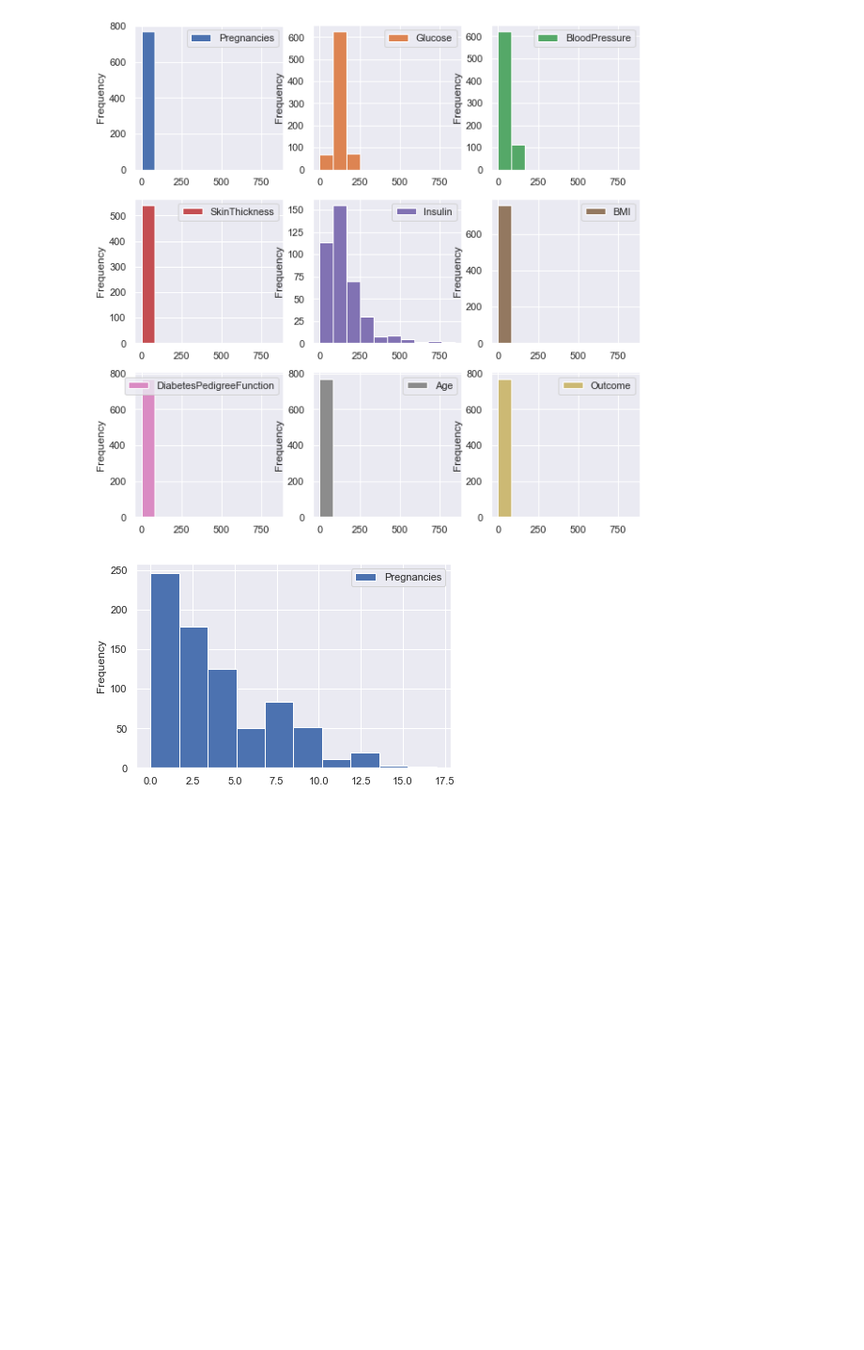
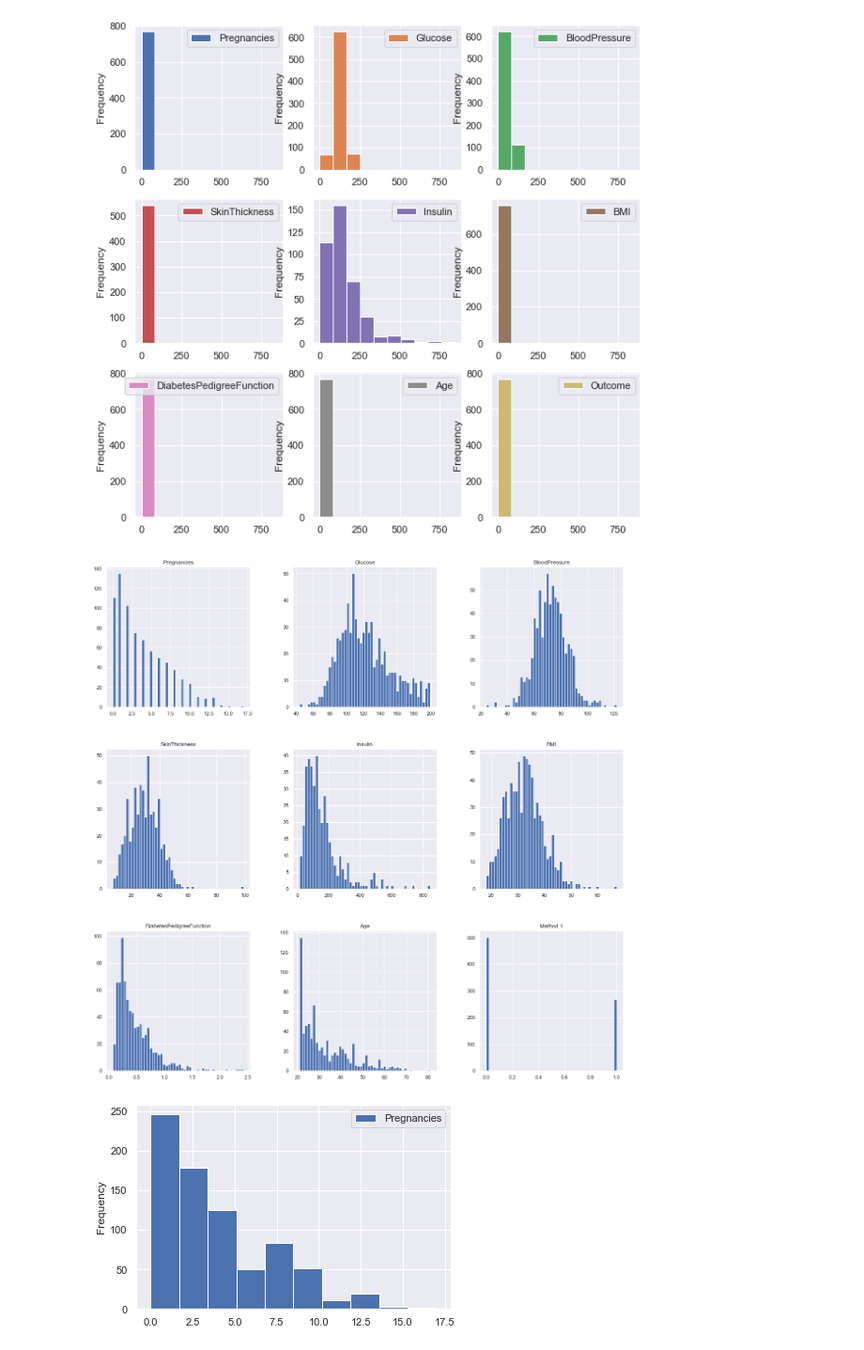
Before and after one commit to Seismic-Striker/Springboard_and_Datacamp, a Jupyter notebook: 18 Machine Learning Applications/GridSearchKNN_Case_Study/GridSearchKNN_Case_Study.ipynb, the cells around one changed output. Shown at 94% size. Drawn from its saved outputs; the diff is of its cells as text; code cells hidden in the pictures; blank space fills up the shorter version.

```diff
--- a/18 Machine Learning Applications/GridSearchKNN_Case_Study/GridSearchKNN_Case_Study.ipynb
+++ b/18 Machine Learning Applications/GridSearchKNN_Case_Study/GridSearchKNN_Case_Study.ipynb
@@ -75,6 +75,12 @@ diabetes_data['BMI'].replace(0,np.nan, inplace = True)
 g = diabetes_data.plot.hist(subplots=True, legend=True, layout=(3, 3),figsize=(10, 10),sharex=False)
 # %% [output]
 [figure]
+# %%
+diabetes_data.hist(layout=(3, 3), figsize=(20, 20), sharey=False, sharex=False, bins=50)
+plt.title('Method 1')
+plt.show()
+# %% [output]
+[figure, added]
 # %%
 columns = ['Pregnancies', 'Glucose', 'BloodPressure', 'SkinThickness', 'Insulin','BMI', 'DiabetesPedigreeFunction', 'Age', 'Outcome']
 for x in columns:
```
Also changed, not shown: 5 other files.
